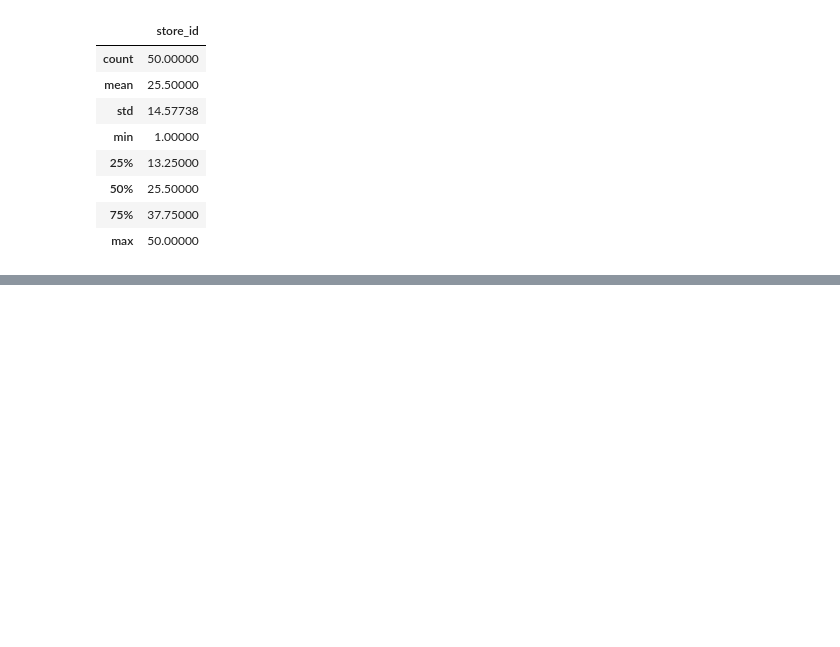
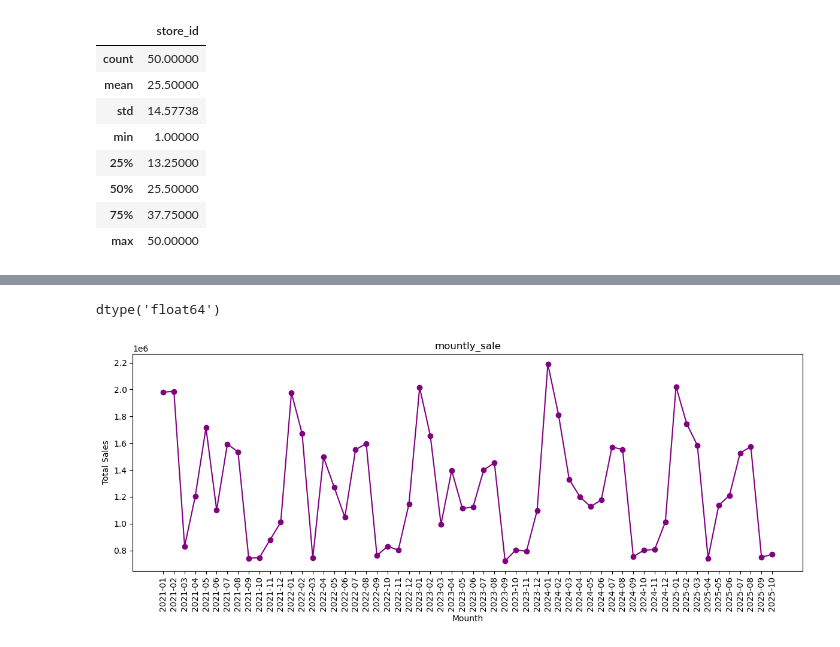
Before and after one commit to PankajmauryaDev/Retail_Analysis_python, a Jupyter notebook: python/analysis.ipynb, the cells around one changed output, grey strips where cells are left out. Cells and saved outputs as stored; diff of their text form; code cells hidden in the pictures; blank space fills up the shorter version.

Commit message:
Update retail sales analysis project

```diff
--- a/python/analysis.ipynb
+++ b/python/analysis.ipynb
@@ -242,0 +389,4 @@ stores_df.describe()
+# %%
+# joining
+
+df = pd.merge(sale_df , product_df ,on="sku_id" , how="left" )
@@ -242,0 +409,2 @@ stores_df.describe()
+# %%
+df = pd.merge(df , stores_df , on="store_id" , how="left")
@@ -242,0 +441,3 @@ stores_df.describe()
+# %%
+mounth_sale = df.groupby(df["date"].dt.to_period("M"))["total_value"].sum()
+print(mounth_sale)
@@ -242,0 +462,26 @@ stores_df.describe()
+# %%
+mounth_sale.dtype
+# %% [output]
+dtype('float64')
+# %%
+mounth_sale.index = mounth_sale.index.astype(str)
+# %%
+# visulization
+
+plt.figure(figsize=(12,5))
+
+plt.plot(
+    mounth_sale.index ,
+    mounth_sale.values ,
+    marker = "o" ,
+    color = "purple"
+)
+
+plt.title("mountly_sale")
+plt.xlabel("Mounth")
+plt.ylabel("Total Sales")
+plt.xticks(rotation = 90)
+plt.tight_layout()
+plt.show()
+# %% [output]
+[figure, added]
```
Also changed, not shown: parts of 51 cells of this notebook, 5 other files.
